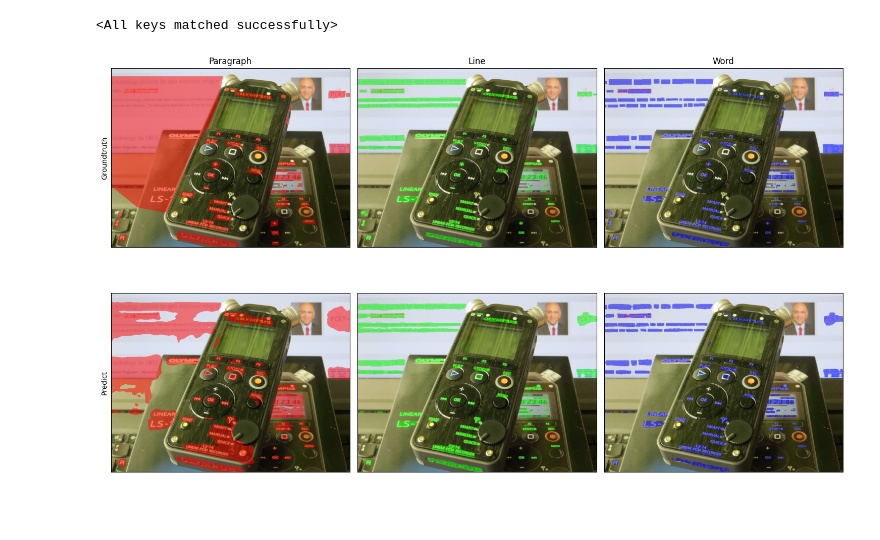
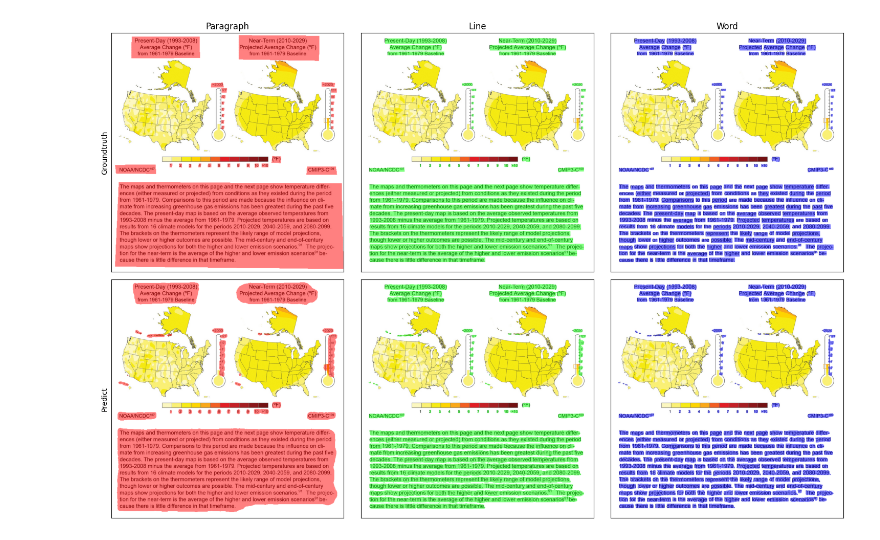
Before and after one commit to nguyen-nhat-anh/hiertext-semantic-segmentation, a Jupyter notebook: inference_example.ipynb, the cells around one changed output. Cells and saved outputs as stored; diff of their text form; code cells hidden in the pictures; blank space fills up the shorter version.

```diff
--- a/inference_example.ipynb
+++ b/inference_example.ipynb
@@ -40,8 +40,7 @@ model = smp.Unet(
 ).to(device)
 weights = torch.load("best.pth", map_location=device)
 model.load_state_dict(weights)
+model.eval();
-# %% [output]
-<All keys matched successfully>
 # %%
 def visualize_mask(image_, mask, color=(255, 0, 0)):
     image = image_.copy()
@@ -83,15 +82,15 @@ def plot_prediction(image_dir, sample, mask_pred):
     plt.tight_layout()
     plt.show()
 # %%
-sample = ds[0]
+sample = ds[-1]
 image = sample['image'].to(device)
 mask_gt = sample['mask'].to(device)
 
 with torch.no_grad():
     outputs = model(image.unsqueeze(0))
     mask_prob = torch.sigmoid(outputs.squeeze(0))
     mask_pred = (mask_prob > 0.5).cpu().byte()
 
 plot_prediction(image_dir, sample, mask_pred)
 # %% [output]
-[figure, old version]
+[figure, new version]
```
Also changed, not shown: 1 other file.
